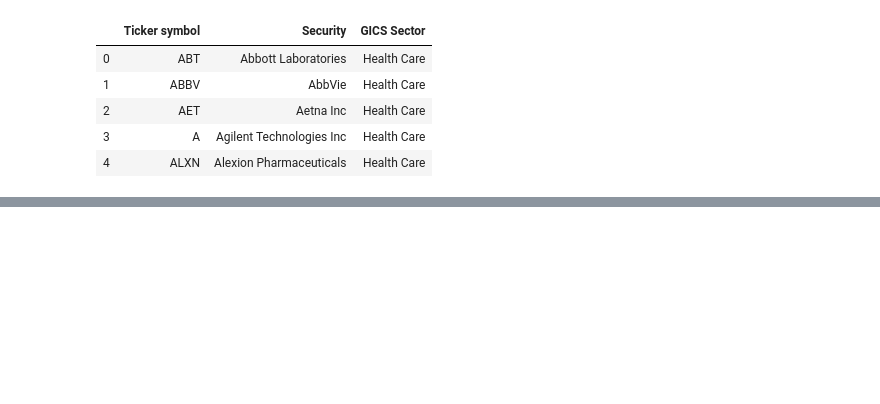
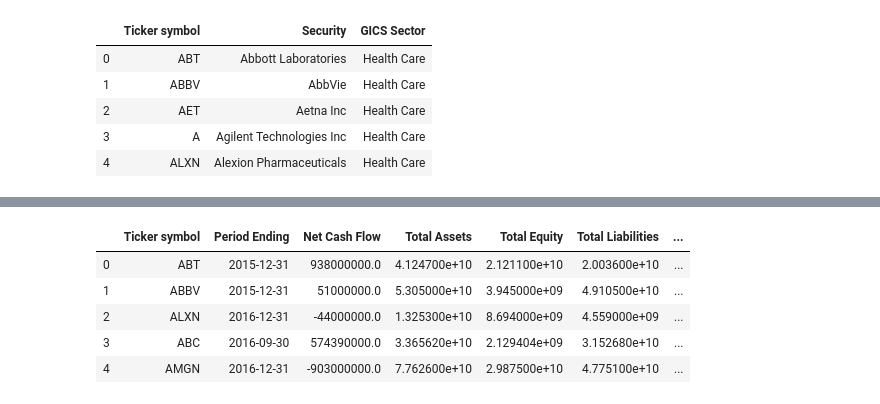
Before and after one commit to hongy14/ETL_project, a Jupyter notebook: ETL_Project_NYSE.ipynb, the cells around one changed output, grey strips where cells are left out. Cells and saved outputs as stored; diff of their text form; code cells hidden in the pictures; blank space fills up the shorter version.

Commit message:
uploaded final notebook and query file

```diff
--- a/ETL_Project_NYSE.ipynb
+++ b/ETL_Project_NYSE.ipynb
@@ -87,0 +217,3 @@ company_prices.head()
+# %%
+rds_connection_string = "postgres:admin@localhost:5432/NYSE_HC_Companies"
+engine = create_engine(f'postgresql://{rds_connection_string}')
@@ -87,0 +245,9 @@ company_prices.head()
+# %%
+pd.read_sql_query('select * from financials_final', con=engine).head()
+# %% [output]
+|  | Ticker symbol | Period Ending | Net Cash Flow | Total Assets | Total Equity | Total Liabilities | ... |
+| 0 | ABT | 2015-12-31 | 938000000.0 | 4.124700e+10 | 2.121100e+10 | 2.003600e+10 | ... |
+| 1 | ABBV | 2015-12-31 | 51000000.0 | 5.305000e+10 | 3.945000e+09 | 4.910500e+10 | ... |
+| 2 | ALXN | 2016-12-31 | -44000000.0 | 1.325300e+10 | 8.694000e+09 | 4.559000e+09 | ... |
+| 3 | ABC | 2016-09-30 | 574390000.0 | 3.365620e+10 | 2.129404e+09 | 3.152680e+10 | ... |
+| 4 | AMGN | 2016-12-31 | -903000000.0 | 7.762600e+10 | 2.987500e+10 | 4.775100e+10 | ... |
```
Also changed, not shown: parts of 35 cells of this notebook, 1 other file.
